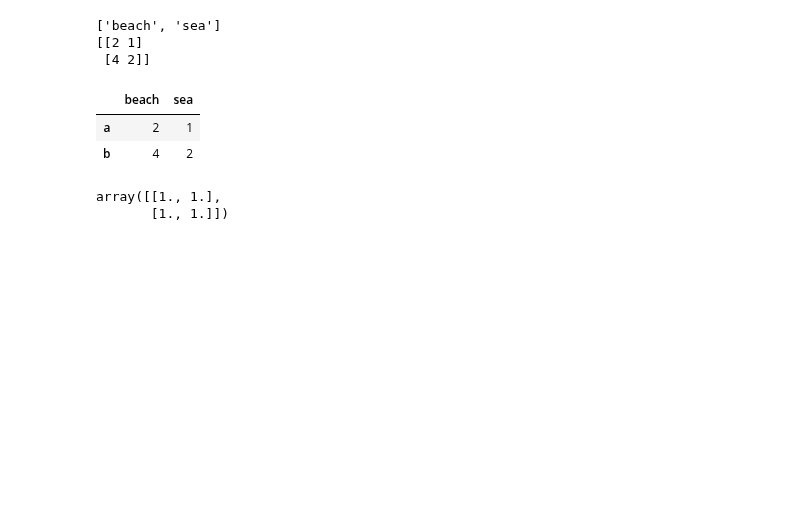
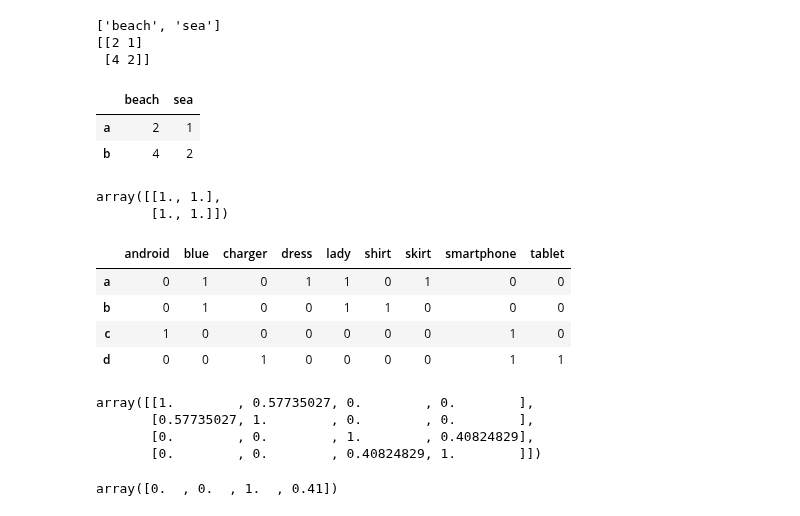
Before and after one commit to aukrit1993/my_machine_learning, a Jupyter notebook: chapter_24.ipynb, the cells around one changed output. Cells and saved outputs as stored; diff of their text form; code cells hidden in the pictures; blank space fills up the shorter version.

```diff
--- a/chapter_24.ipynb
+++ b/chapter_24.ipynb
@@ -33,0 +36,35 @@ array([[1., 1.],
+# %%
+a = 'blue skirt dress lady'
+b = 'blue shirt lady'
+c = 'smartphone android'
+d = 'charger smartphone tablet'
+
+text = [a, b, c, d]
+
+cv = CountVectorizer()
+count_matrix = cv.fit_transform(text)
+
+term_matrix = count_matrix.todense()
+
+df = pd.DataFrame(term_matrix, columns=cv.get_feature_names(), index=['a', 'b', 'c', 'd'])
+df
+# %% [output]
+|  | android | blue | charger | dress | lady | shirt | skirt | smartphone | tablet |
+| a | 0 | 1 | 0 | 1 | 1 | 0 | 1 | 0 | 0 |
+| b | 0 | 1 | 0 | 0 | 1 | 1 | 0 | 0 | 0 |
+| c | 1 | 0 | 0 | 0 | 0 | 0 | 0 | 1 | 0 |
+| d | 0 | 0 | 1 | 0 | 0 | 0 | 0 | 1 | 1 |
+# %%
+cosine_sim = cosine_similarity(count_matrix)
+cosine_sim
+# %% [output]
+array([[1.        , 0.57735027, 0.        , 0.        ],
+       [0.57735027, 1.        , 0.        , 0.        ],
+       [0.        , 0.        , 1.        , 0.40824829],
+       [0.        , 0.        , 0.40824829, 1.        ]])
+# %%
+ref_index = 2
+similar_score = cosine_sim[ref_index]
+similar_score.round(2)
+# %% [output]
+array([0.  , 0.  , 1.  , 0.41])
```
Also changed, not shown: parts of 24 cells of this notebook.
